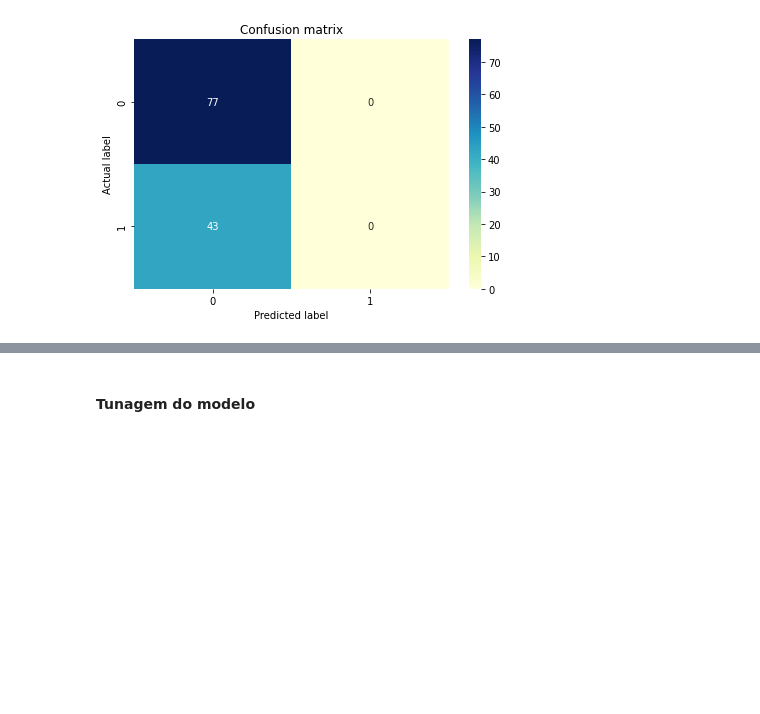
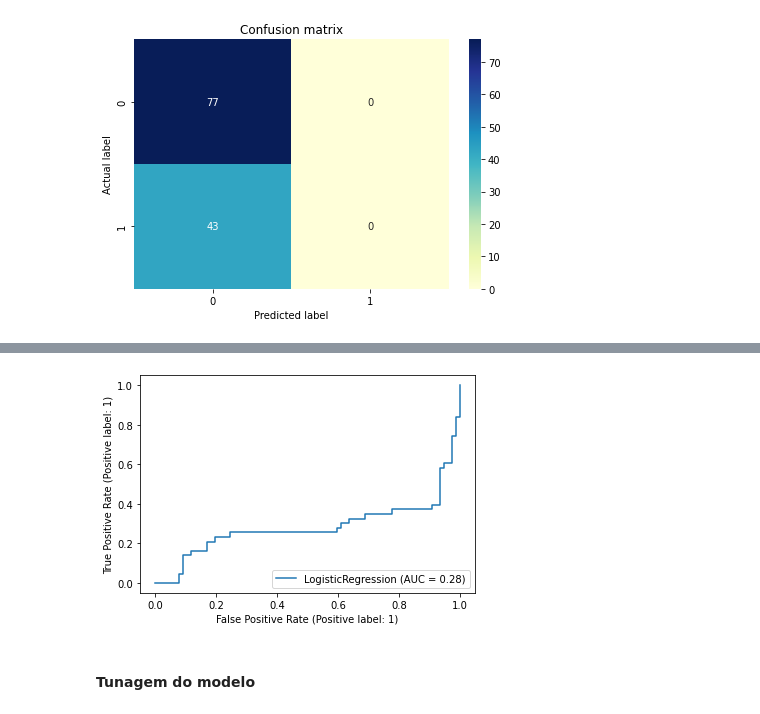
Before and after one commit to WMaia9/Analise_Preditiva, a Jupyter notebook: Tarefa_01.ipynb, the cells around one changed output, grey strips where cells are left out. Cells and saved outputs as stored; diff of their text form; code cells hidden in the pictures; blank space fills up the shorter version.

```diff
--- a/Tarefa_01.ipynb
+++ b/Tarefa_01.ipynb
@@ -176,3 +177,7 @@ plt.show()
+# %%
+plot_roc_curve(lr, X_test, y_test);
+# %% [output]
+[figure, added]
 # %% [markdown]
 #### Tunagem do modelo
 # %%
```
Also changed, not shown: parts of 26 cells of this notebook.
